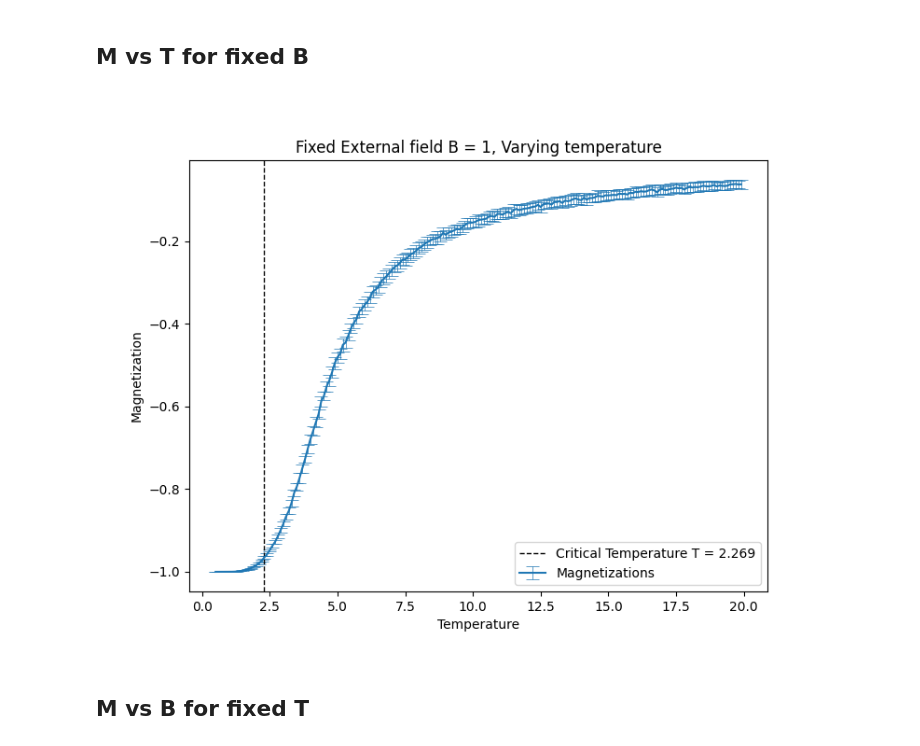
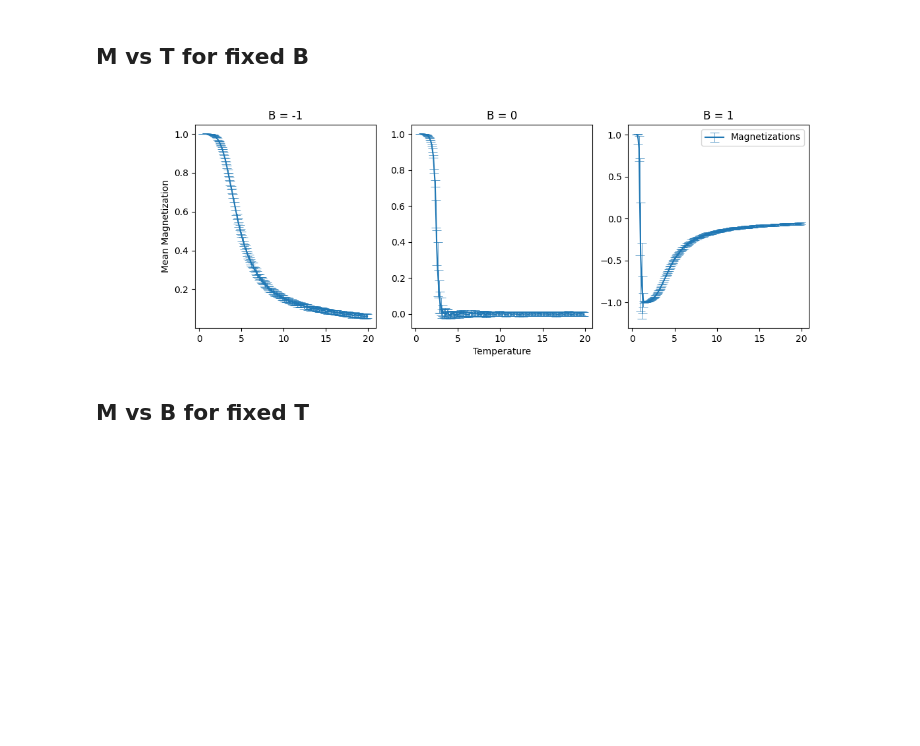
Before and after one commit to mattyaoo/phys142final, a Jupyter notebook: final.ipynb, the cells around one changed output. Saved outputs shown, nothing was run; the diff lists cells and outputs as text; code cells hidden in the pictures; blank space fills up the shorter version.

Commit message:
Add phase diagram

```diff
--- a/final.ipynb
+++ b/final.ipynb
@@ -143,14 +145,15 @@ for T in tqdm.tqdm(temps):
 # %%
-fig = plt.figure(figsize = (8,6))
-plt.errorbar(temps, m_mean_list, yerr=m_std_list, capsize=5, capthick=.5, elinewidth=.5, label="Magnetizations")
-plt.xlabel('Temperature')
-plt.ylabel('Magnetization')
-plt.title(f'Fixed External field B = {B}, Varying temperature')
-plt.axvline(x=2.269, color='black', linestyle='--', linewidth = 1, label="Critical Temperature T = 2.269")
+fig, axes = plt.subplots(1, 3, figsize=(12, 4))
+for i in range(3):
+    axes[i].errorbar(T_list, m_mean_matrix[i, :], yerr=m_std_matrix[i, :], capsize=5, capthick=.5, elinewidth=.5, label="Magnetizations")
+    axes[i].set(title=f'B = {B_list[i]}')
+axes[1].set(xlabel='Temperature')
+axes[0].set(ylabel='Mean Magnetization')
+
 plt.legend()
 #plt.savefig('figures/crit.pdf', format='pdf', dpi=1200, bbox_inches='tight')
 plt.show()
 # %% [output]
-[figure, old version]
+[figure, new version]
 # %% [markdown]
 ## M vs B for fixed T
```
Also changed, not shown: parts of 11 cells of this notebook.
